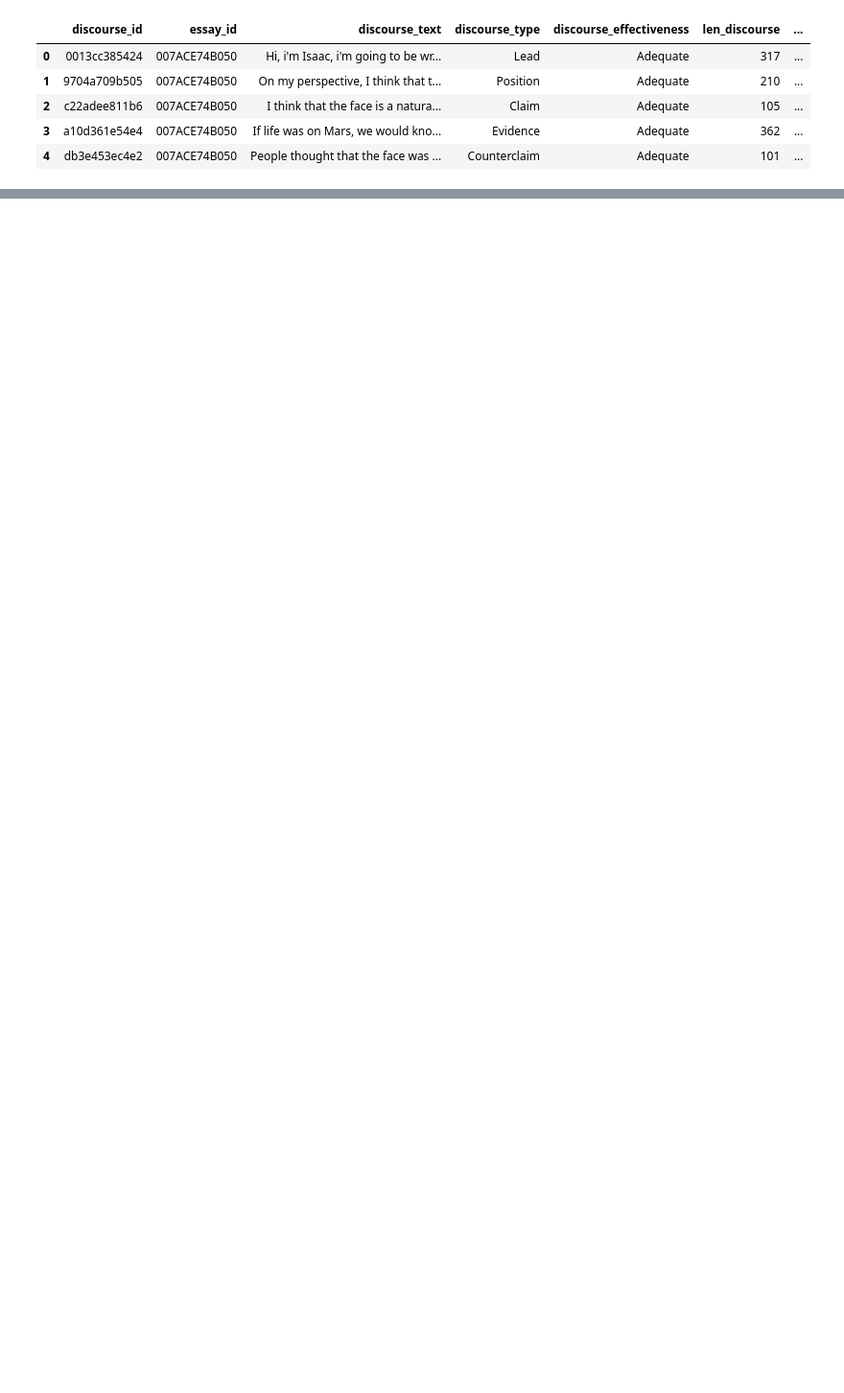
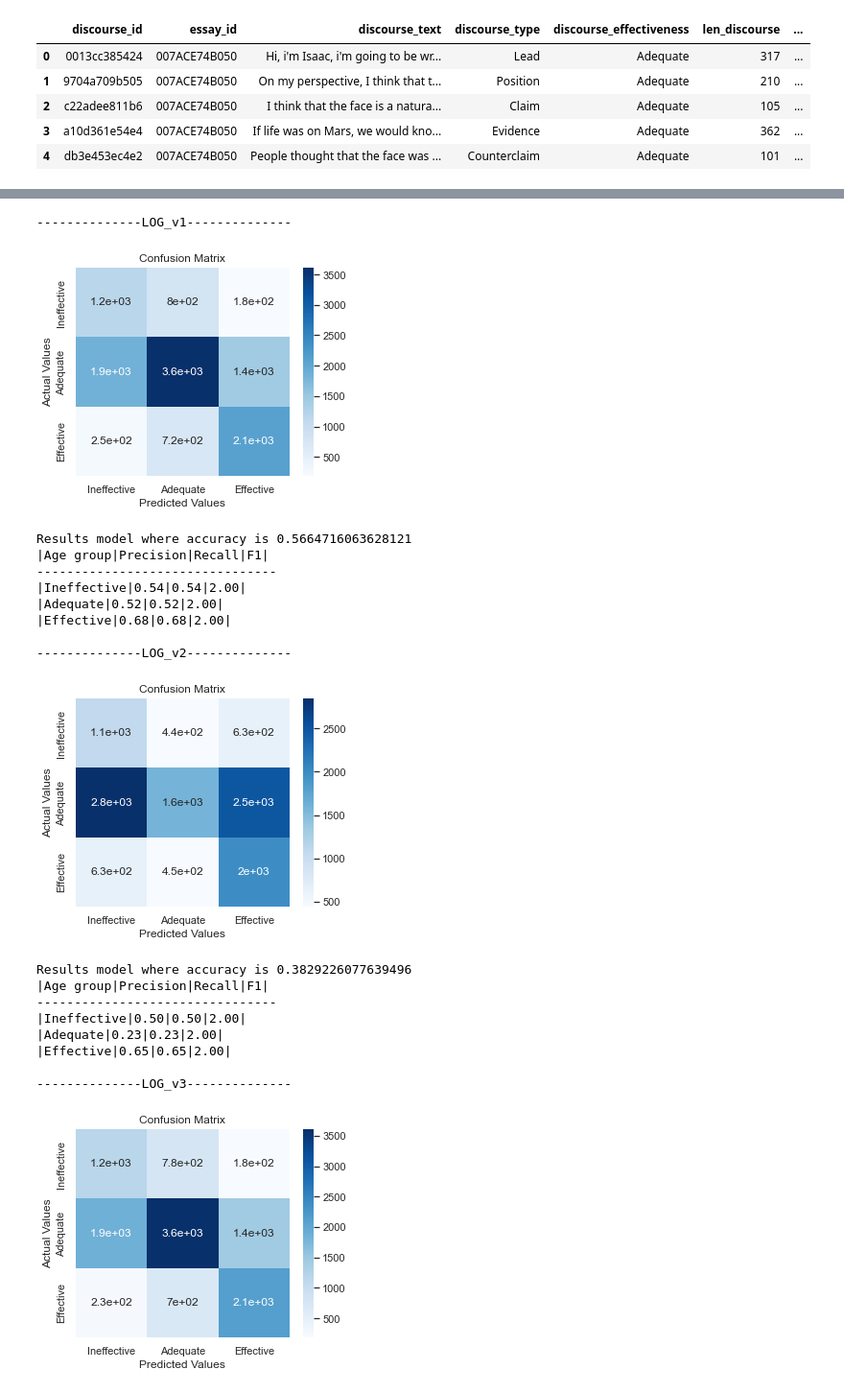
Before and after one commit to simvee/Projects, a Jupyter notebook: NLP - Feedback on Argument Effectiveness.ipynb, the cells around one changed output, grey strips where cells are left out. Shown at 96% size. Cells and saved outputs as stored; diff of their text form; code cells hidden in the pictures; blank space fills up the shorter version.

Commit message:
Argument Analysis and Effectiveness
Kaggle submission

```diff
--- a/NLP - Feedback on Argument Effectiveness.ipynb
+++ b/NLP - Feedback on Argument Effectiveness.ipynb
@@ -277,0 +348,62 @@ from sklearn.preprocessing import StandardScaler, Normalizer, OneHotEncoder
+# %%
+mapping_target = {effectiveness:k for k, effectiveness in enumerate(['Ineffective', 'Adequate', 'Effective'])}
+
+train['target'] = train['discourse_effectiveness'].apply(lambda x: mapping_target[x])
+# %%
+from sklearn.metrics import confusion_matrix
+
+def metrics_report_cat3(target, preds, cats):
+    indexes = [f'{cat}' for cat in cats]
+    cm = confusion_matrix(target, preds)
+    cm_df = pd.DataFrame(cm, index=indexes, columns=indexes)
+
+    plt.figure(figsize=(5, 4))
+    sns.heatmap(cm_df, annot=True, cmap='Blues')
+    plt.title('Confusion Matrix')
+    plt.ylabel('Actual Values')
+    plt.xlabel('Predicted Values')
+    plt.show()
+
+    accuracy = np.sum(np.diag(cm)/np.sum(cm))
+    recall = np.diag(cm) / np.sum(cm, axis=1)
+    precision = np.diag(cm) / np.sum(cm, axis=1)
+    f1 = 2*recall*precision/(recall*precision)
+
+    print('Results model where accuracy is', accuracy)
+    print('|Age group|Precision|Recall|F1|')
+    print('--------------------------------')
+    for k in range(recall.shape[0]):
+        print(f'|{cm_df.index[k]}|{precision[k]:.02f}|{recall[k]:.02f}|{f1[k]:.02f}|')
+
+    return None
+# %%
+from sklearn.model_selection import train_test_split
+
+X_train, X_dev, y_train, y_dev = train_test_split(train, train['target'].values, test_size=0.33, random_state=13)
+# %%
+for key, clf in clfs.items():
+    print(f'--------------{key}--------------')
+    clf.fit(X_train, y_train)
+    metrics_report_cat3(y_dev, clf.predict(X_dev), ['Ineffective', 'Adequate', 'Effective'])
+    print()
+# %% [output]
+--------------LOG_v1--------------
+[figure, added]
+Results model where accuracy is 0.5664716063628121
+|Age group|Precision|Recall|F1|
+--------------------------------
+|Ineffective|0.54|0.54|2.00|
+|Adequate|0.52|0.52|2.00|
+|Effective|0.68|0.68|2.00|
+
+--------------LOG_v2--------------
+[figure, added]
+Results model where accuracy is 0.3829226077639496
+|Age group|Precision|Recall|F1|
+--------------------------------
+|Ineffective|0.50|0.50|2.00|
+|Adequate|0.23|0.23|2.00|
+|Effective|0.65|0.65|2.00|
+
+--------------LOG_v3--------------
+[figure, added]
```
Also changed, not shown: parts of 10 cells of this notebook.
